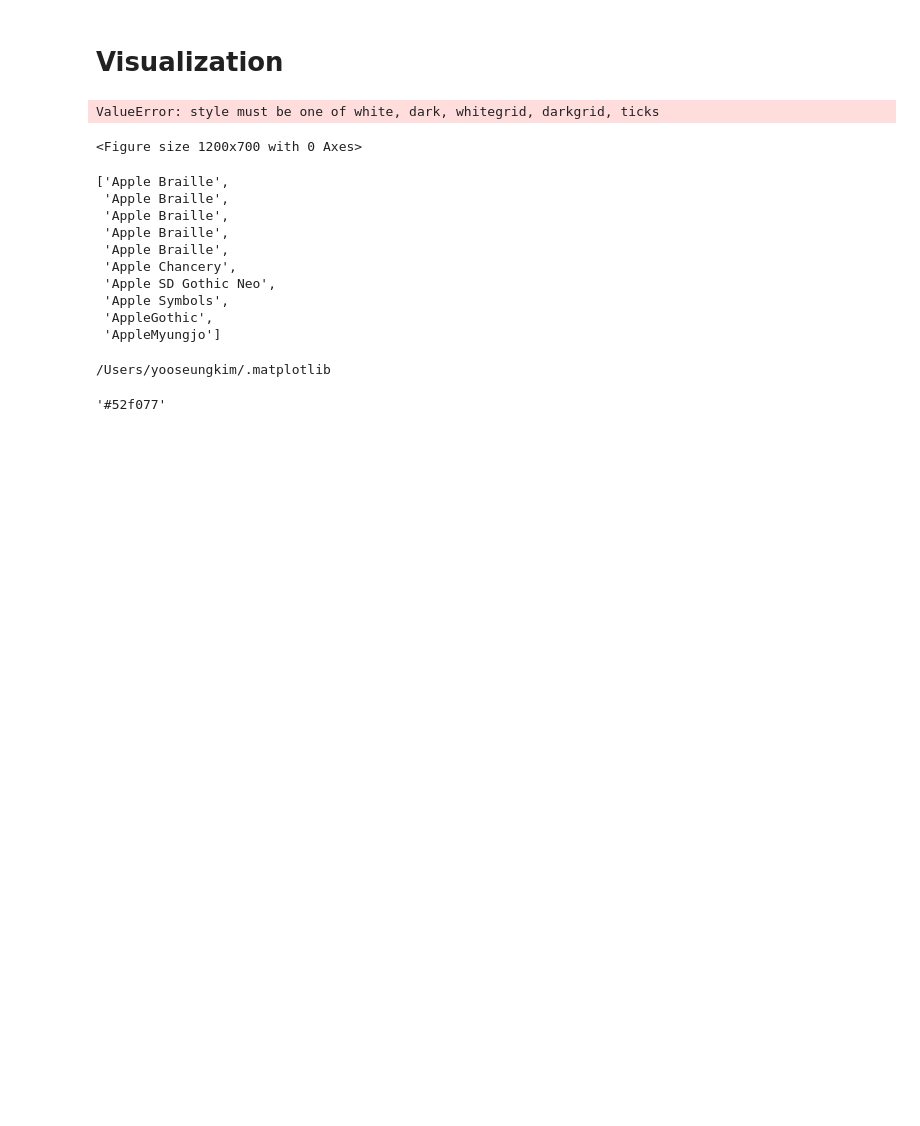
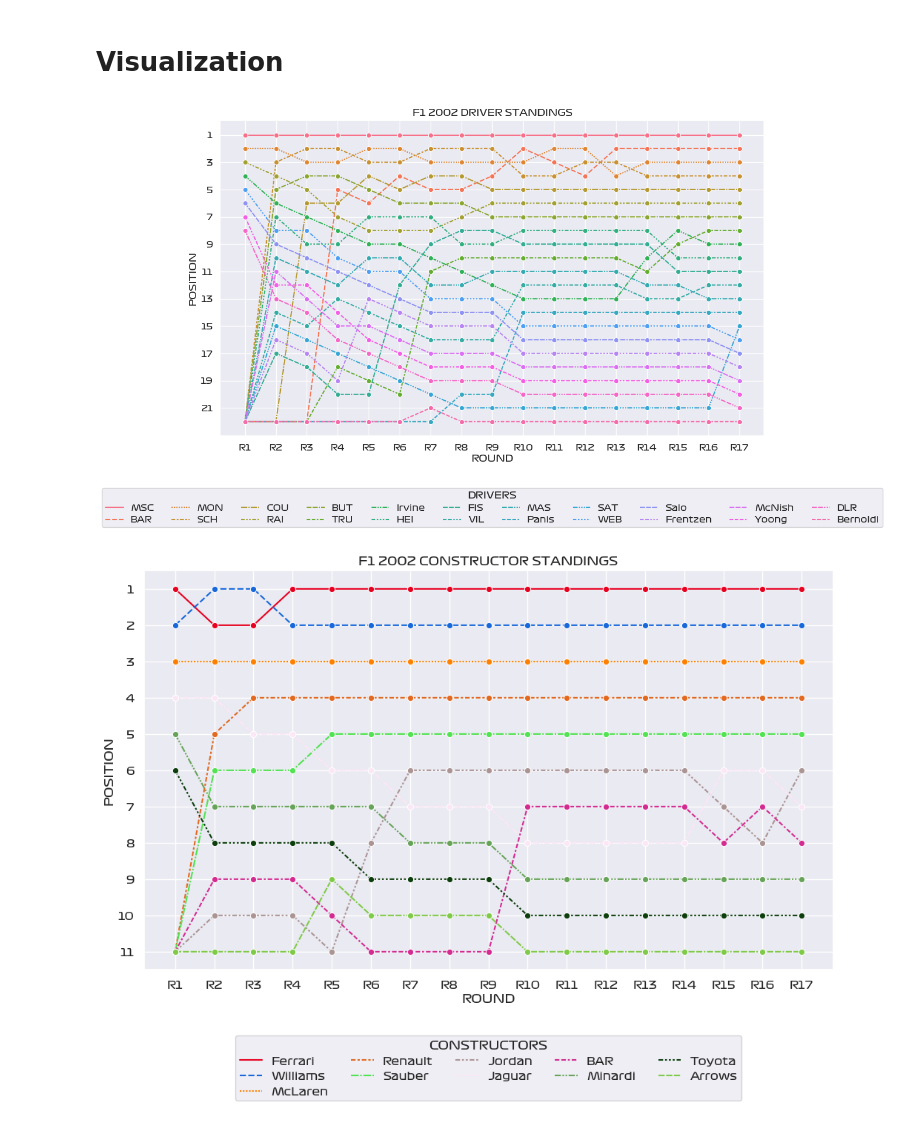
Before and after one commit to yooseungkim/FormulaOne, a Jupyter notebook: formula_one.ipynb, the cells around one changed output. Cells and saved outputs as stored; diff of their text form; code cells hidden in the pictures; blank space fills up the shorter version.

Commit message:
alt text if driverCode unavailable

```diff
--- a/formula_one.ipynb
+++ b/formula_one.ipynb
@@ -289,36 +273,22 @@ query.getConstructorStandingsOfYear(2023)
 # %%
 class F1Visualizer:
     def __init__(self):
-        Query = F1Query()
         self.colors = TEAM_COLORS
         self.font = "Formula1"
         self.query = F1Query()
-        self.circuits = pd.read_csv("./data/circuits.csv", index_col=False)
-        self.constructor_results = pd.read_csv(
-            "./data/constructor_results.csv", index_col=False)
-        self.constructor_standings = pd.read_csv(
-            "./data/constructor_standings.csv", index_col=False)
-        self.constructors = pd.read_csv(
-            "./data/constructors.csv", index_col=False)
-        self.driver_standings = pd.read_csv(
-            "./data/driver_standings.csv", index_col=False)
-        self.drivers = pd.read_csv("./data/drivers.csv",  index_col=False)
-        self.lap_times = pd.read_csv("./data/lap_times.csv",  index_col=False)
-        self.pit_stops = pd.read_csv("./data/pit_stops.csv",  index_col=False)
-        self.qualifying = pd.read_csv(
-            "./data/qualifying.csv",  index_col=False)
-        self.races = pd.read_csv("./data/races.csv",  index_col=False)
-        self.results = pd.read_csv("./data/results.csv",  index_col=False)
-        self.seasons = pd.read_csv("./data/seasons.csv",  index_col=False)
-        self.sprint_results = pd.read_csv(
-            "./data/sprint_results.csv",  index_col=False)
-        self.status = pd.read_csv("./data/status.csv",  index_col=False)
-        self.driverDict = dict(
-            zip(self.drivers["driverId"], self.drivers["code"]))
+
+        # self.driverDict = dict(
+        # zip(self.query.drivers["driverId"], self.query.drivers["code"] if self.query.drivers["code"] != '\\N' else self.query.drivers["name"]))
+        self.driverDict = dict()
+        for row in self.query.drivers.itertuples(index=False):
+            code = row.code
+            ref = row.surname
+            id = row.driverId
+            self.driverDict[id] = ref if code == "\\N" else code
         self.constructorDict = dict(
-            zip(self.constructors["constructorId"], zip(self.constructors["name"], self.constructors["constructorRef"])))
+            zip(self.query.constructors["constructorId"], zip(self.query.constructors["name"], self.query.constructors["constructorRef"])))
         self.status = dict(
-            zip(self.status["statusId"], self.status["status"]))
+            zip(self.query.status["statusId"], self.query.status["status"]))
         self.HEADER_STYLE = [
             {'selector': 'th', 'props': [
                 ('font-weight', 'Display-Bold'), ('color', TABLE_COLORS['header']), ('background-color', TABLE_COLORS['gray'])]},
@@ -486,7 +456,7 @@ class F1Visualizer:
         return styledResult
 
     def _randomColor(self):
-        return "#" + hex(np.random.randint(1, int("0xffffff", base=16) + 1))[2:]
+        return f"#{hex(np.random.randint(1, int('0xffffff', base=16) + 1))[2:].zfill(6)}"
 
     def showDriverStandingGraph(self, year, export=False):
         standing = self.query.getDriverStandingsOfYear(year)
@@ -558,7 +528,6 @@ class F1Visualizer:
         #     y_last = standing[col].iloc[-1]      # Last Y value
         #     plt.text(x_last + 0.2, y_last, col, fontsize=12,
         #              verticalalignment='center')
-
         if export:
             plt.savefig(f"{self.exportDir}/{year} Constructor Standings.png",
                         dpi=500, bbox_inches="tight")
@@ -568,35 +537,7 @@ Query = F1Query()
 Visualizer = F1Visualizer()
-# %%
-Visualizer.showConstructorStandingGraph(2022)
-# %% [output]
-ValueError: style must be one of white, dark, whitegrid, darkgrid, ticks
-<Figure size 1200x700 with 0 Axes>
-# %%
-
-
-# Get all available fonts
-font_list = sorted([f.name for f in fm.fontManager.ttflist])
-
-# Print the list
-
-list(filter(lambda x: "Apple" in x, font_list))
-# %% [output]
-['Apple Braille',
- 'Apple Braille',
- 'Apple Braille',
- 'Apple Braille',
- 'Apple Braille',
- 'Apple Chancery',
- 'Apple SD Gothic Neo',
- 'Apple Symbols',
- 'AppleGothic',
- 'AppleMyungjo']
-# %%
-import matplotlib
-print(matplotlib.get_cachedir())
-# %% [output]
-/Users/yooseungkim/.matplotlib
-# %%
-"#" + hex(np.random.randint(1, int("0xffffff", base=16) + 1))[2:]
-# %% [output]
-'#52f077'
+# %%
+Visualizer.showDriverStandingGraph(2002)
+Visualizer.showConstructorStandingGraph(2002)
+# %% [output]
+[figure, added]
+[figure, added]
```
Also changed, not shown: parts of 5 cells of this notebook.
